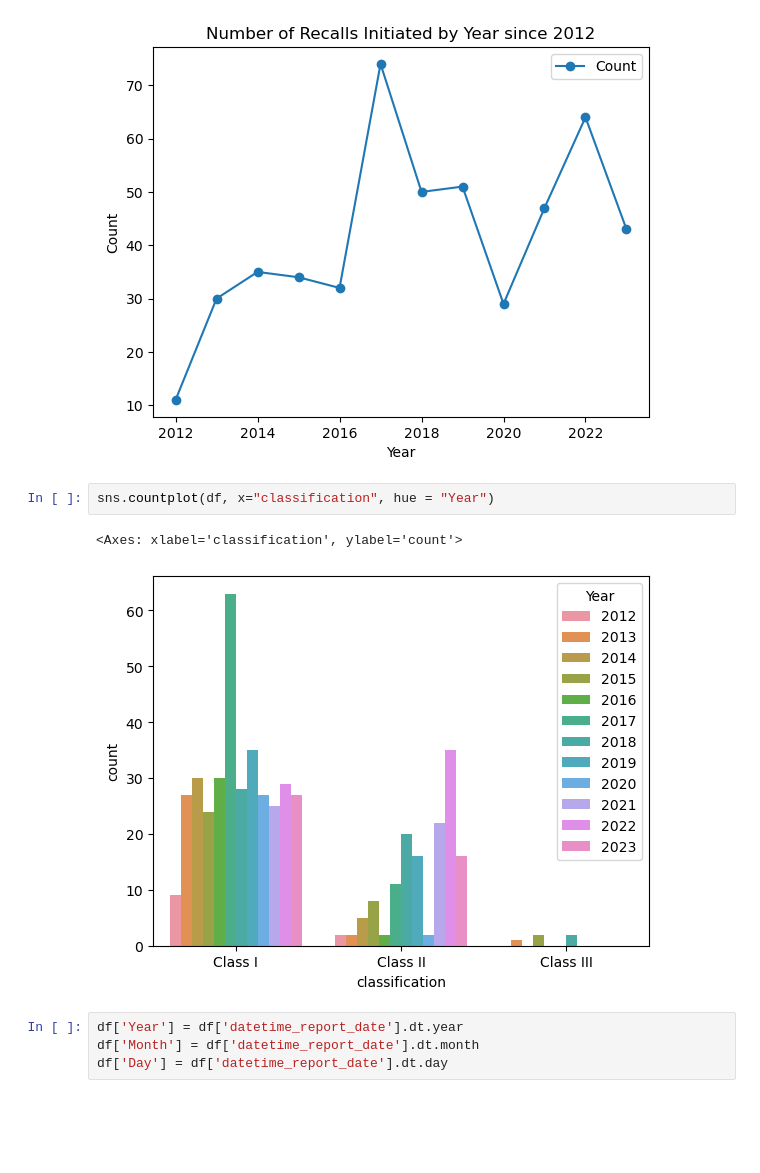
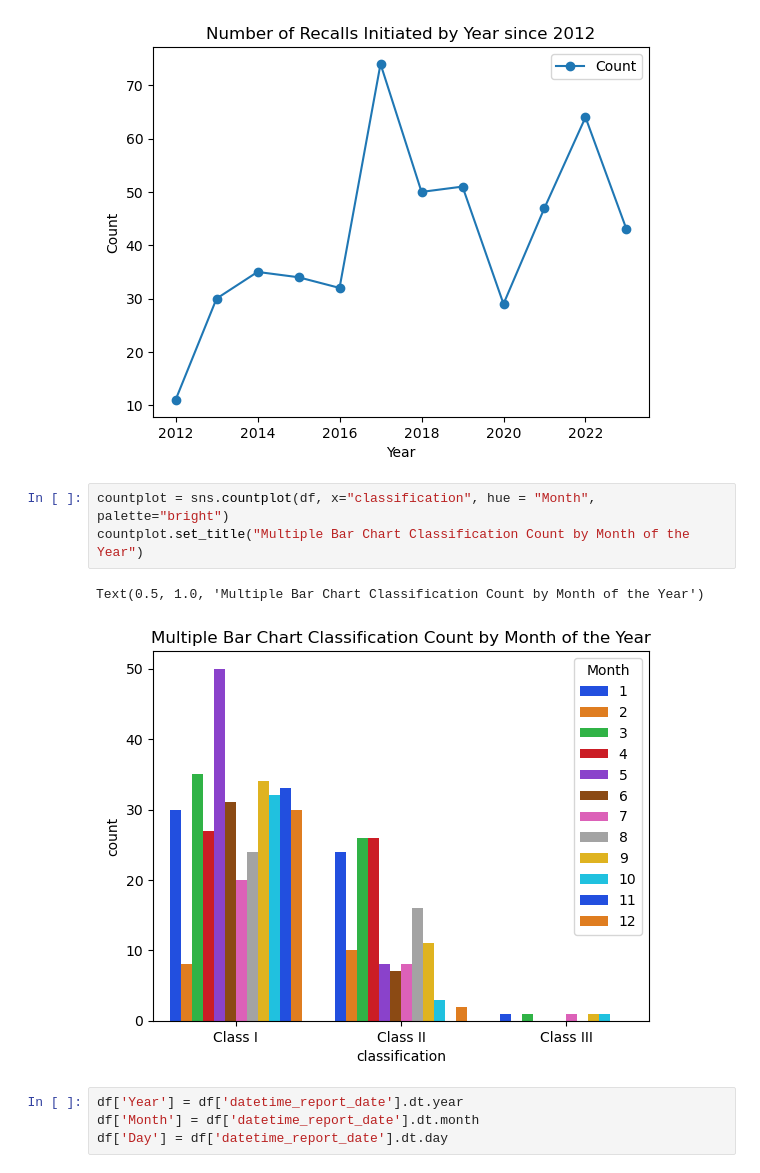
Before and after one commit to huntercroxall/s386Fall2023-project, a Jupyter notebook: Data_EDA_1.ipynb, the cells around one changed output. Drawn from its saved outputs; the diff is of its cells as text; blank space fills up the shorter version.

```diff
--- a/Data_EDA_1.ipynb
+++ b/Data_EDA_1.ipynb
@@ -115,11 +115,12 @@ plt.ylabel('Count')
 plt.show()
 # %% [output]
 [figure]
-# %%
-sns.countplot(df, x="classification", hue = "Year")
-# %% [output]
-<Axes: xlabel='classification', ylabel='count'>
-[figure, removed]
+# %%
+countplot = sns.countplot(df, x="classification", hue = "Month", palette="bright")
+countplot.set_title("Multiple Bar Chart Classification Count by Month of the Year")
+# %% [output]
+Text(0.5, 1.0, 'Multiple Bar Chart Classification Count by Month of the Year')
+[figure, added]
 # %%
 df['Year'] = df['datetime_report_date'].dt.year
 df['Month'] = df['datetime_report_date'].dt.month
```
Also changed, not shown: parts of 5 cells of this notebook.
